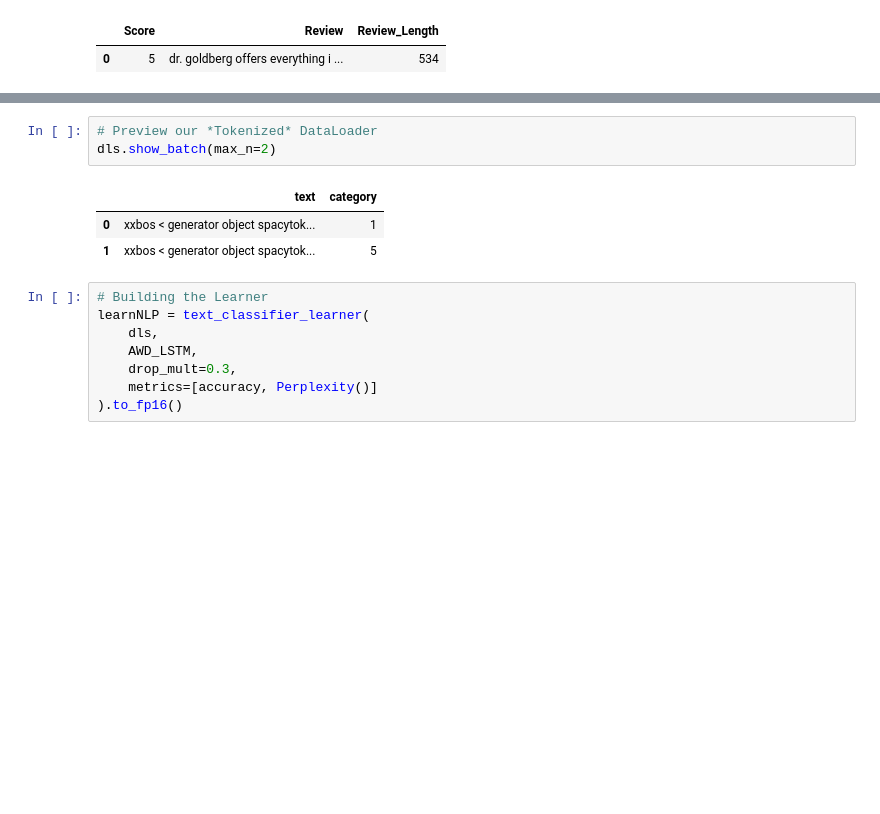
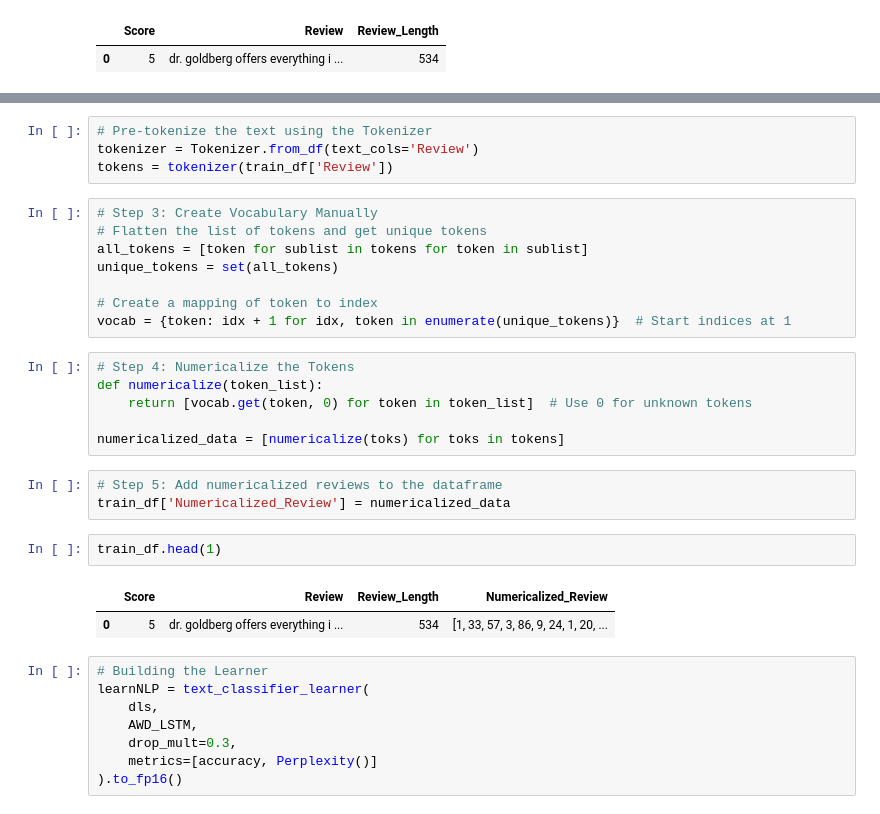
Before and after one commit to anegrill/IDSN544, a Jupyter notebook: IDSN_544_fast_ai_C4 - alt.ipynb, the cells around one changed output, grey strips where cells are left out. Cells and saved outputs as stored; diff of their text form; blank space fills up the shorter version.

```diff
--- a/IDSN_544_fast_ai_C4 - alt.ipynb
+++ b/IDSN_544_fast_ai_C4 - alt.ipynb
@@ -278,10 +233,29 @@ Train dataset size: 650000
-# %%
-# Preview our *Tokenized* DataLoader
-dls.show_batch(max_n=2)
-# %% [output]
-|  | text | category |
-| 0 | xxbos < generator object spacytok... | 1 |
-| 1 | xxbos < generator object spacytok... | 5 |
+# %%
+# Pre-tokenize the text using the Tokenizer
+tokenizer = Tokenizer.from_df(text_cols='Review')
+tokens = tokenizer(train_df['Review'])
+# %%
+# Step 3: Create Vocabulary Manually
+# Flatten the list of tokens and get unique tokens
+all_tokens = [token for sublist in tokens for token in sublist]
+unique_tokens = set(all_tokens)
+
+# Create a mapping of token to index
+vocab = {token: idx + 1 for idx, token in enumerate(unique_tokens)}  # Start indices at 1
+# %%
+# Step 4: Numericalize the Tokens
+def numericalize(token_list):
+    return [vocab.get(token, 0) for token in token_list]  # Use 0 for unknown tokens
+
+numericalized_data = [numericalize(toks) for toks in tokens]
+# %%
+# Step 5: Add numericalized reviews to the dataframe
+train_df['Numericalized_Review'] = numericalized_data
+# %%
+train_df.head(1)
+# %% [output]
+|  | Score | Review | Review_Length | Numericalized_Review |
+| 0 | 5 | dr. goldberg offers everything i ... | 534 | [1, 33, 57, 3, 86, 9, 24, 1, 20, ... |
 # %%
 # Building the Learner
 learnNLP = text_classifier_learner(
```
Also changed, not shown: parts of 11 cells of this notebook.
